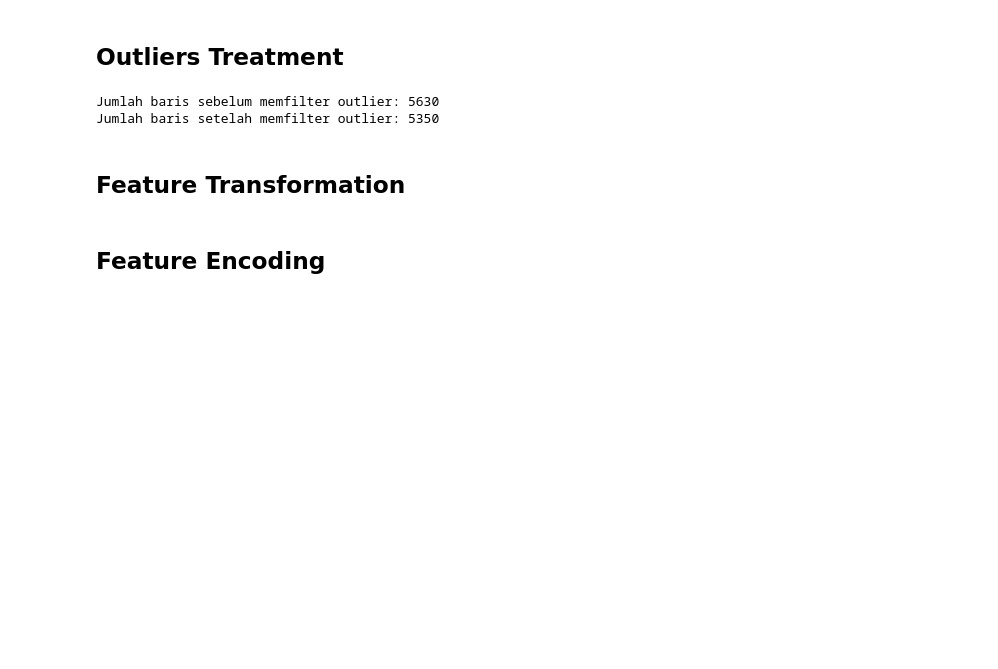
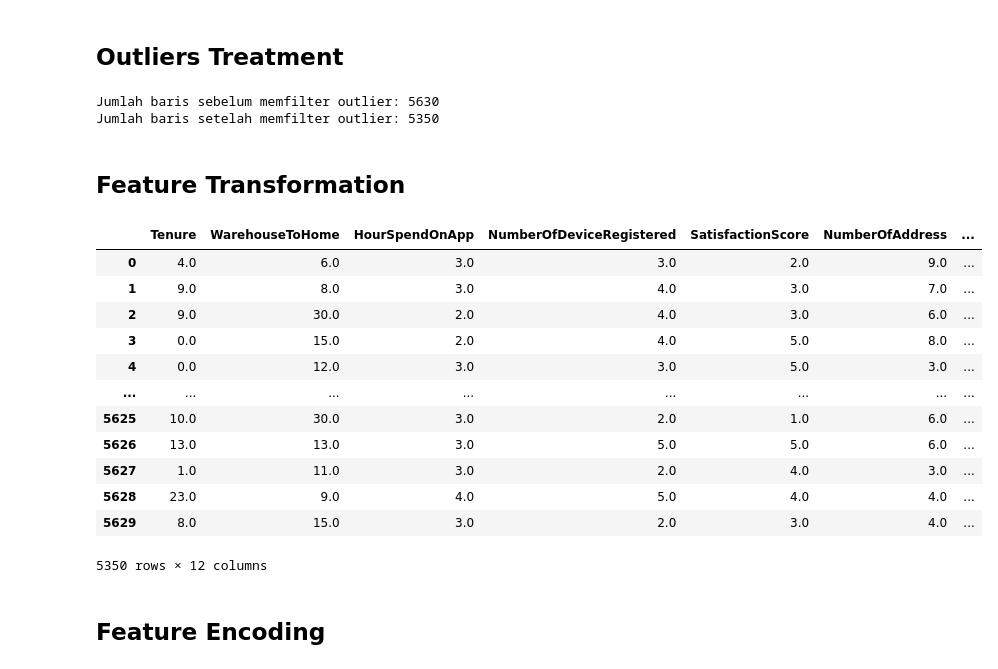
Before and after one commit to garrylgiancarlo/FinalProject_RakaminDS, a Jupyter notebook: Stage2_Preprocessing_259.ipynb, the cells around one changed output. Cells and saved outputs as stored; diff of their text form; code cells hidden in the pictures; blank space fills up the shorter version.

```diff
--- a/Stage2_Preprocessing_259.ipynb
+++ b/Stage2_Preprocessing_259.ipynb
@@ -208,5 +208,21 @@ Jumlah baris sebelum memfilter outlier: 5630
 Jumlah baris setelah memfilter outlier: 5350
 # %% [markdown]
 ## Feature Transformation
+# %%
+df[nums]
+# %% [output]
+|  | Tenure | WarehouseToHome | HourSpendOnApp | NumberOfDeviceRegistered | SatisfactionScore | NumberOfAddress | ... |
+| 0 | 4.0 | 6.0 | 3.0 | 3.0 | 2.0 | 9.0 | ... |
+| 1 | 9.0 | 8.0 | 3.0 | 4.0 | 3.0 | 7.0 | ... |
+| 2 | 9.0 | 30.0 | 2.0 | 4.0 | 3.0 | 6.0 | ... |
+| 3 | 0.0 | 15.0 | 2.0 | 4.0 | 5.0 | 8.0 | ... |
+| 4 | 0.0 | 12.0 | 3.0 | 3.0 | 5.0 | 3.0 | ... |
+| ... | ... | ... | ... | ... | ... | ... | ... |
+| 5625 | 10.0 | 30.0 | 3.0 | 2.0 | 1.0 | 6.0 | ... |
+| 5626 | 13.0 | 13.0 | 3.0 | 5.0 | 5.0 | 6.0 | ... |
+| 5627 | 1.0 | 11.0 | 3.0 | 2.0 | 4.0 | 3.0 | ... |
+| 5628 | 23.0 | 9.0 | 4.0 | 5.0 | 4.0 | 4.0 | ... |
+| 5629 | 8.0 | 15.0 | 3.0 | 2.0 | 3.0 | 4.0 | ... |
+5350 rows × 12 columns
 # %% [markdown]
 ## Feature Encoding
```
Also changed, not shown: parts of 4 cells of this notebook.
